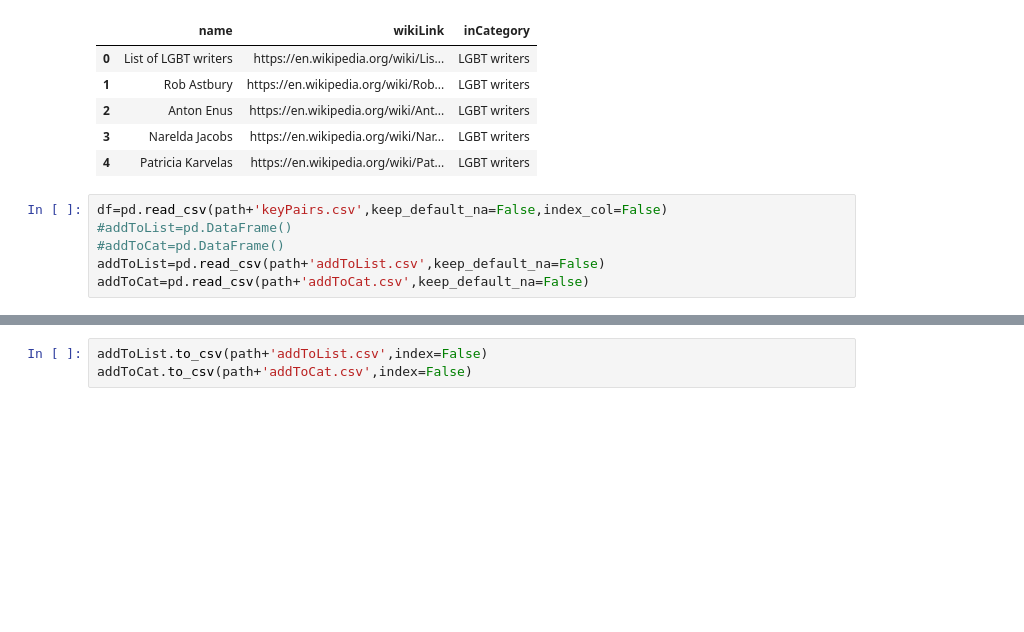
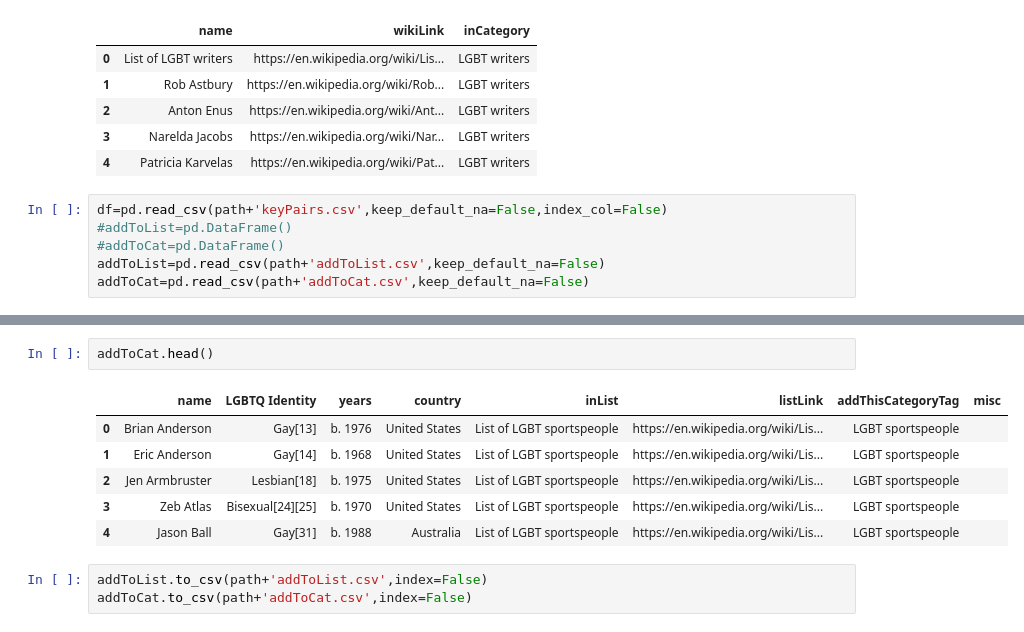
Before and after one commit to KatyWeathington/WikiQueerness, a Jupyter notebook: catlistpipeline.ipynb, the cells around one changed output, grey strips where cells are left out. Saved outputs shown, nothing was run; the diff lists cells and outputs as text; blank space fills up the shorter version.

```diff
--- a/catlistpipeline.ipynb
+++ b/catlistpipeline.ipynb
@@ -264,3 +332,12 @@ addToCat.tail()
+# %%
+addToCat.head()
+# %% [output]
+|  | name | LGBTQ Identity | years | country | inList | listLink | addThisCategoryTag | misc |
+| 0 | Brian Anderson | Gay[13] | b. 1976 | United States | List of LGBT sportspeople | https://en.wikipedia.org/wiki/Lis... | LGBT sportspeople |  |
+| 1 | Eric Anderson | Gay[14] | b. 1968 | United States | List of LGBT sportspeople | https://en.wikipedia.org/wiki/Lis... | LGBT sportspeople |  |
+| 2 | Jen Armbruster | Lesbian[18] | b. 1975 | United States | List of LGBT sportspeople | https://en.wikipedia.org/wiki/Lis... | LGBT sportspeople |  |
+| 3 | Zeb Atlas | Bisexual[24][25] | b. 1970 | United States | List of LGBT sportspeople | https://en.wikipedia.org/wiki/Lis... | LGBT sportspeople |  |
+| 4 | Jason Ball | Gay[31] | b. 1988 | Australia | List of LGBT sportspeople | https://en.wikipedia.org/wiki/Lis... | LGBT sportspeople |  |
 # %%
 addToList.to_csv(path+'addToList.csv',index=False)
 addToCat.to_csv(path+'addToCat.csv',index=False)
```
Also changed, not shown: parts of 9 cells of this notebook, 5 other files.
